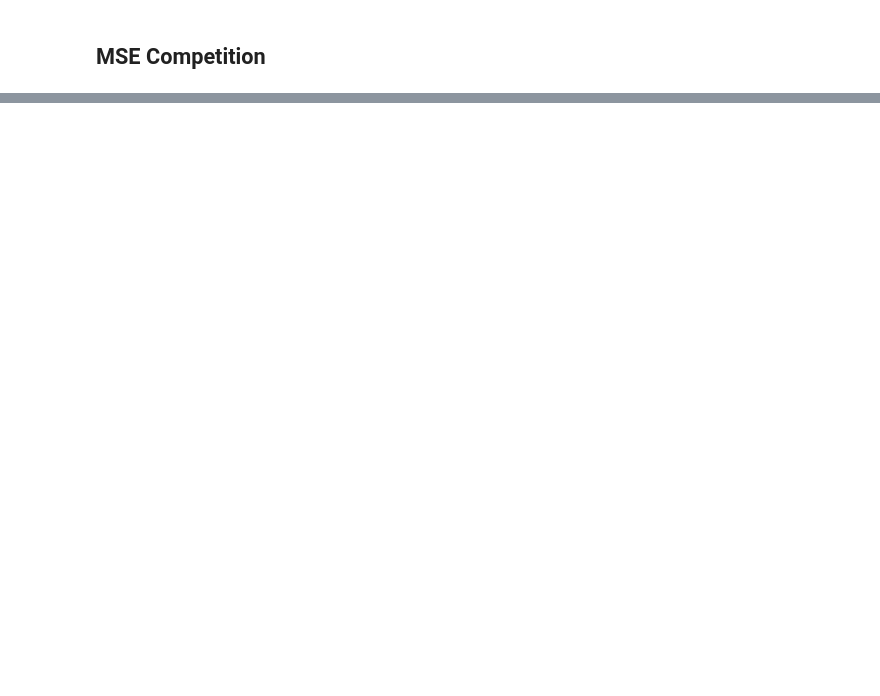
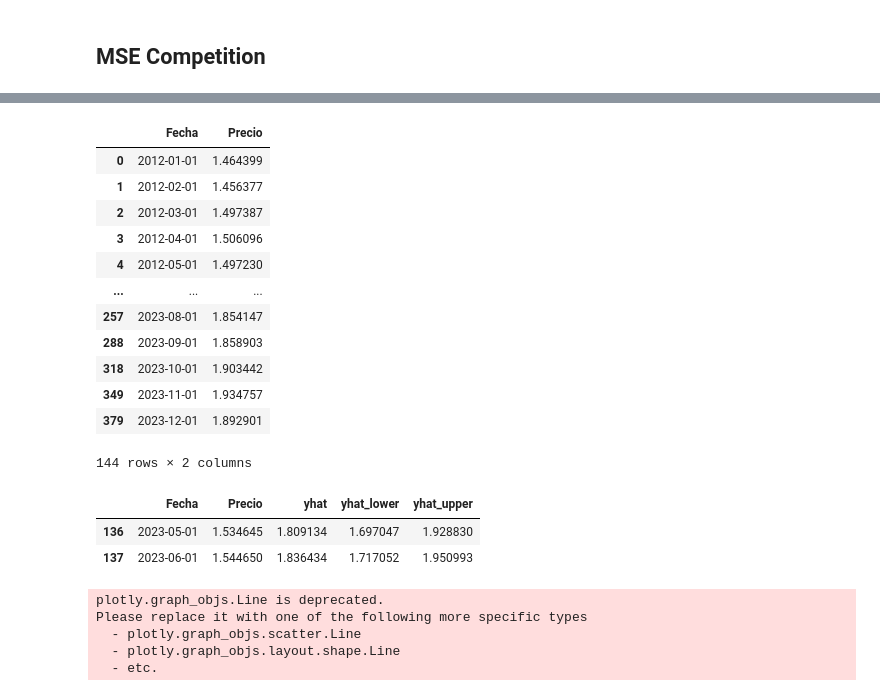
Before and after one commit to AMM93/Precios-Gasolina, a Jupyter notebook: modelos.ipynb, the cells around one changed output, grey strips where cells are left out. Saved outputs shown, nothing was run; the diff lists cells and outputs as text; code cells hidden in the pictures; blank space fills up the shorter version.

```diff
--- a/modelos.ipynb
+++ b/modelos.ipynb
@@ -490,0 +846,36 @@ fig_mse.show()
+# %%
+dates_to_pred = df_arima['Fecha'].tolist()
+pred_to = forecast.copy()
+pred_to = forecast[forecast['ds'].isin(dates_to_pred)][['ds', 'yhat']]
+pred_to.columns = ['Fecha', 'Precio']
+pred_to
+# %% [output]
+|  | Fecha | Precio |
+| 0 | 2012-01-01 | 1.464399 |
+| 1 | 2012-02-01 | 1.456377 |
+| 2 | 2012-03-01 | 1.497387 |
+| 3 | 2012-04-01 | 1.506096 |
+| 4 | 2012-05-01 | 1.497230 |
+| ... | ... | ... |
+| 257 | 2023-08-01 | 1.854147 |
+| 288 | 2023-09-01 | 1.858903 |
+| 318 | 2023-10-01 | 1.903442 |
+| 349 | 2023-11-01 | 1.934757 |
+| 379 | 2023-12-01 | 1.892901 |
+144 rows × 2 columns
+# %%
+test_prophet = df_test.copy()
+test_prophet[['yhat', 'yhat_lower', 'yhat_upper']]  = forecast[['yhat', 'yhat_lower', 'yhat_upper']]
+test_prophet
+# %% [output]
+|  | Fecha | Precio | yhat | yhat_lower | yhat_upper |
+| 136 | 2023-05-01 | 1.534645 | 1.809134 | 1.697047 | 1.928830 |
+| 137 | 2023-06-01 | 1.544650 | 1.836434 | 1.717052 | 1.950993 |
+# %%
+plot_prediction(pred_to, df_train)
+# %% [output]
+plotly.graph_objs.Line is deprecated.
+Please replace it with one of the following more specific types
+  - plotly.graph_objs.scatter.Line
+  - plotly.graph_objs.layout.shape.Line
+  - etc.
```
Also changed, not shown: parts of 44 cells of this notebook.
